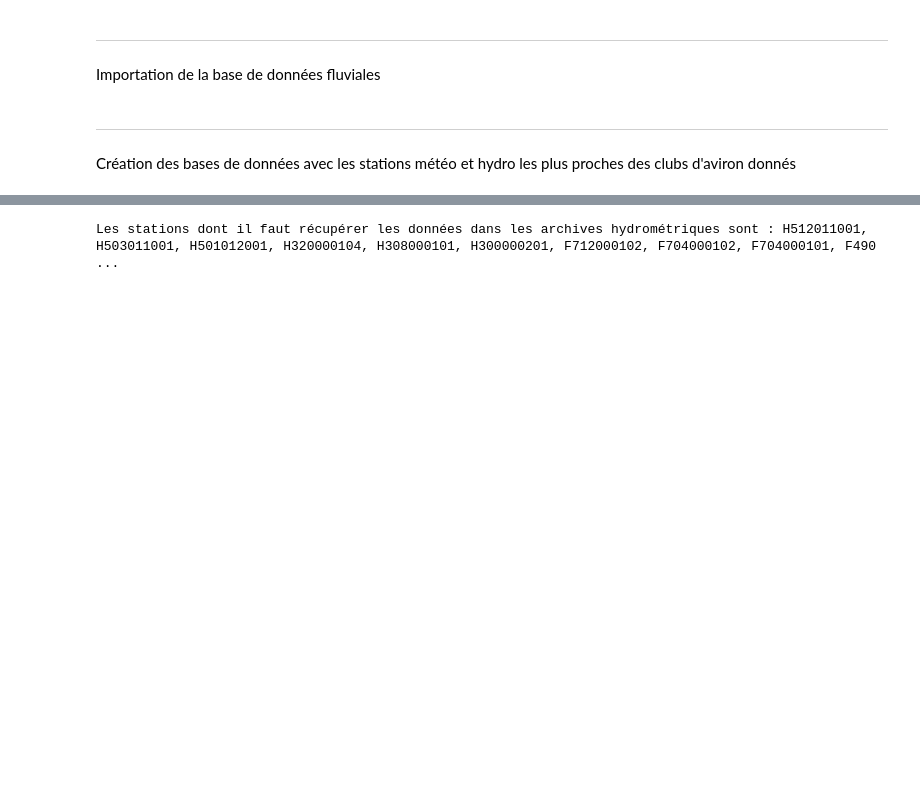
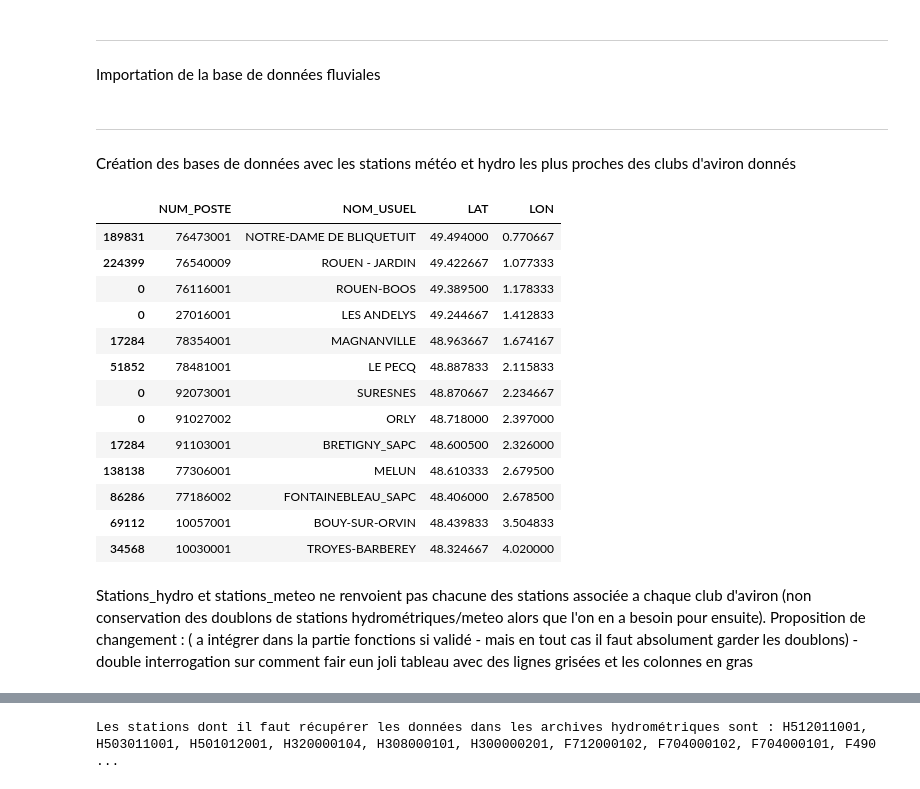
Before and after one commit to vadim-gisserot/Projet-de-Python-Leroux-Gisserot, a Jupyter notebook: notebooks/draft2.ipynb, the cells around one changed output, grey strips where cells are left out. Cells and saved outputs as stored; diff of their text form; code cells hidden in the pictures; blank space fills up the shorter version.

```diff
--- a/notebooks/draft2.ipynb
+++ b/notebooks/draft2.ipynb
@@ -141,5 +142,23 @@ rivers = import_geojson_from_url(
 Création des bases de données avec les stations météo et hydro les plus proches des clubs d'aviron donnés
 # %%
 stations_meteo = create_nearest_stations_dataframe(clubs_aviron, meteo_horaire_departement, filter_keyword=None)
+stations_meteo
+# %% [output]
+|  | NUM_POSTE | NOM_USUEL | LAT | LON |
+| 189831 | 76473001 | NOTRE-DAME DE BLIQUETUIT | 49.494000 | 0.770667 |
+| 224399 | 76540009 | ROUEN - JARDIN | 49.422667 | 1.077333 |
+| 0 | 76116001 | ROUEN-BOOS | 49.389500 | 1.178333 |
+| 0 | 27016001 | LES ANDELYS | 49.244667 | 1.412833 |
+| 17284 | 78354001 | MAGNANVILLE | 48.963667 | 1.674167 |
+| 51852 | 78481001 | LE PECQ | 48.887833 | 2.115833 |
+| 0 | 92073001 | SURESNES | 48.870667 | 2.234667 |
+| 0 | 91027002 | ORLY | 48.718000 | 2.397000 |
+| 17284 | 91103001 | BRETIGNY_SAPC | 48.600500 | 2.326000 |
+| 138138 | 77306001 | MELUN | 48.610333 | 2.679500 |
+| 86286 | 77186002 | FONTAINEBLEAU_SAPC | 48.406000 | 2.678500 |
+| 69112 | 10057001 | BOUY-SUR-ORVIN | 48.439833 | 3.504833 |
+| 34568 | 10030001 | TROYES-BARBEREY | 48.324667 | 4.020000 |
 # %%
 stations_hydro = create_nearest_stations_dataframe(clubs_aviron, liste_stations_hydro, 'Seine')
+# %% [markdown]
+Stations_hydro et stations_meteo ne renvoient pas chacune des stations associée a chaque club d'aviron (non conservation des doublons de stations hydrométriques/meteo alors que l'on en a besoin pour ensuite). Proposition de changement :  ( a intégrer dans la partie fonctions si validé - mais en tout cas il faut absolument garder les doublons) - double interrogation sur comment fair eun joli tableau avec des lignes grisées et les colonnes en gras
```
Also changed, not shown: parts of 15 cells of this notebook, 18 other files.
